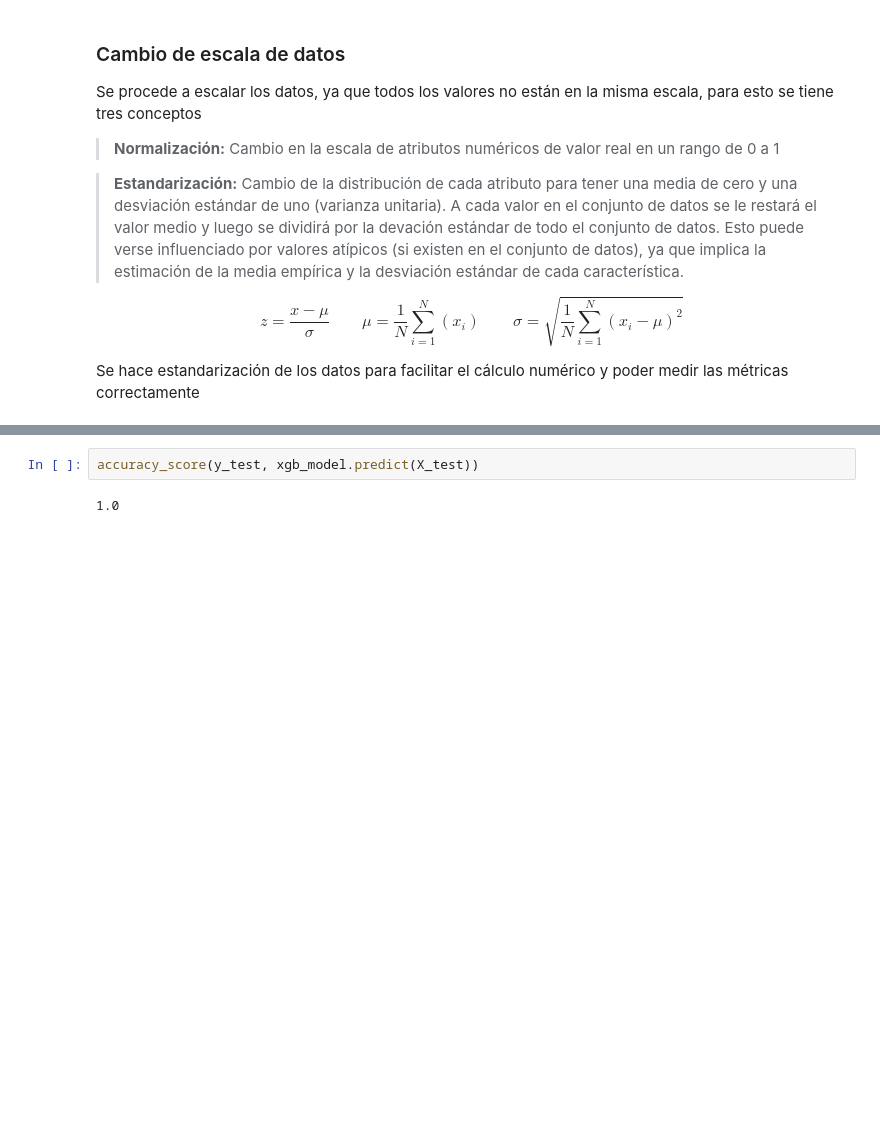
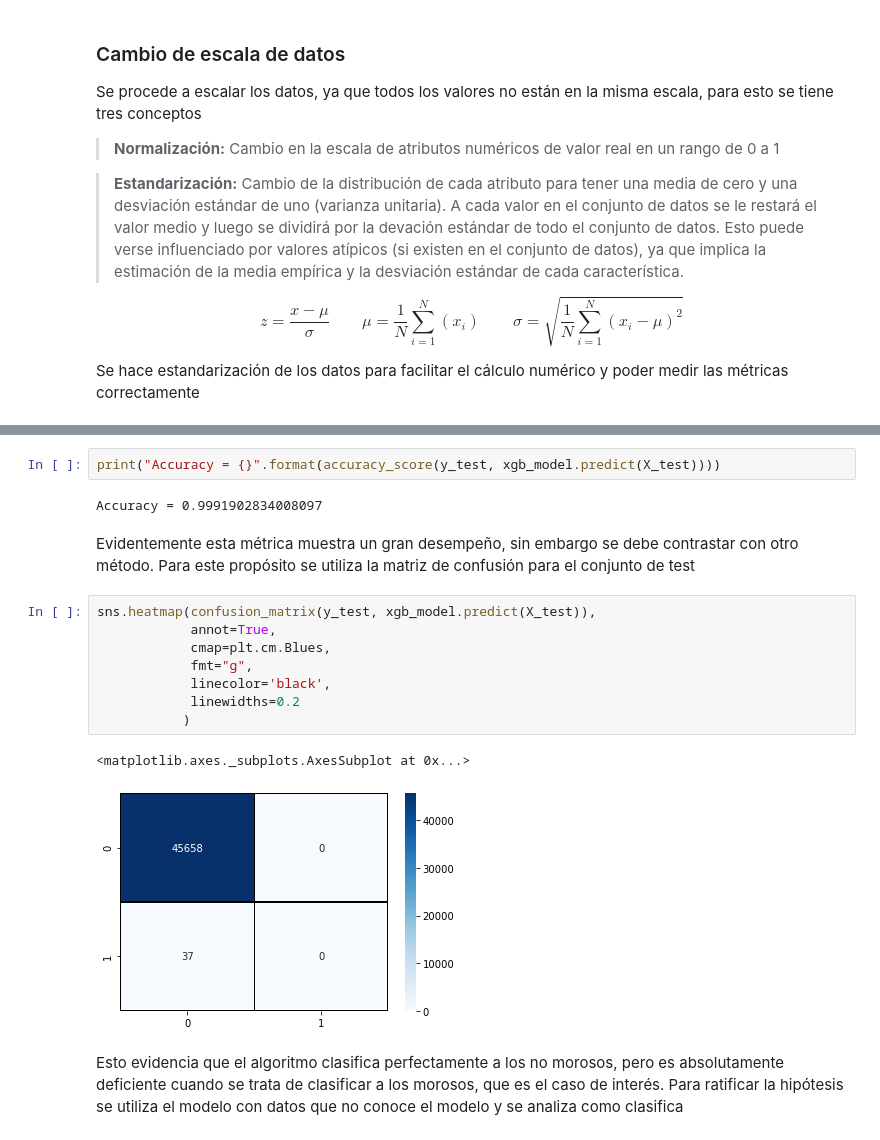
Before and after one commit to jomen93/Cartera, a Jupyter notebook: Modelo.ipynb, the cells around one changed output, grey strips where cells are left out. Saved outputs shown, nothing was run; the diff lists cells and outputs as text; blank space fills up the shorter version.

```diff
--- a/Modelo.ipynb
+++ b/Modelo.ipynb
@@ -631,7 +640,22 @@ XGBClassifier(alpha=0.5, base_score=0.5, booster='gbtree', colsample_bylevel=1,
 # %%
-accuracy_score(y_test, xgb_model.predict(X_test))
+print("Accuracy = {}".format(accuracy_score(y_test, xgb_model.predict(X_test))))
 # %% [output]
-1.0
+Accuracy = 0.9991902834008097
+# %% [markdown]
+Evidentemente esta métrica muestra un gran desempeño, sin embargo se debe contrastar con otro método. Para este propósito se utiliza la matriz de confusión para el conjunto de test
+# %%
+sns.heatmap(confusion_matrix(y_test, xgb_model.predict(X_test)),
+            annot=True,
+            cmap=plt.cm.Blues,
+            fmt="g",
+            linecolor='black',
+            linewidths=0.2
+           )
+# %% [output]
+<matplotlib.axes._subplots.AxesSubplot at 0x...>
+[figure, added]
+# %% [markdown]
+Esto evidencia que el algoritmo clasifica perfectamente a los no morosos, pero es absolutamente deficiente cuando se trata de clasificar a los morosos, que es el caso de interés. Para ratificar la hipótesis se utiliza el modelo con datos que no conoce el modelo y se analiza como clasifica
 # %%
 accuracy_score(y_val, xgb_model.predict(X_val))
 # %% [output]
```
Also changed, not shown: parts of 35 cells of this notebook.
